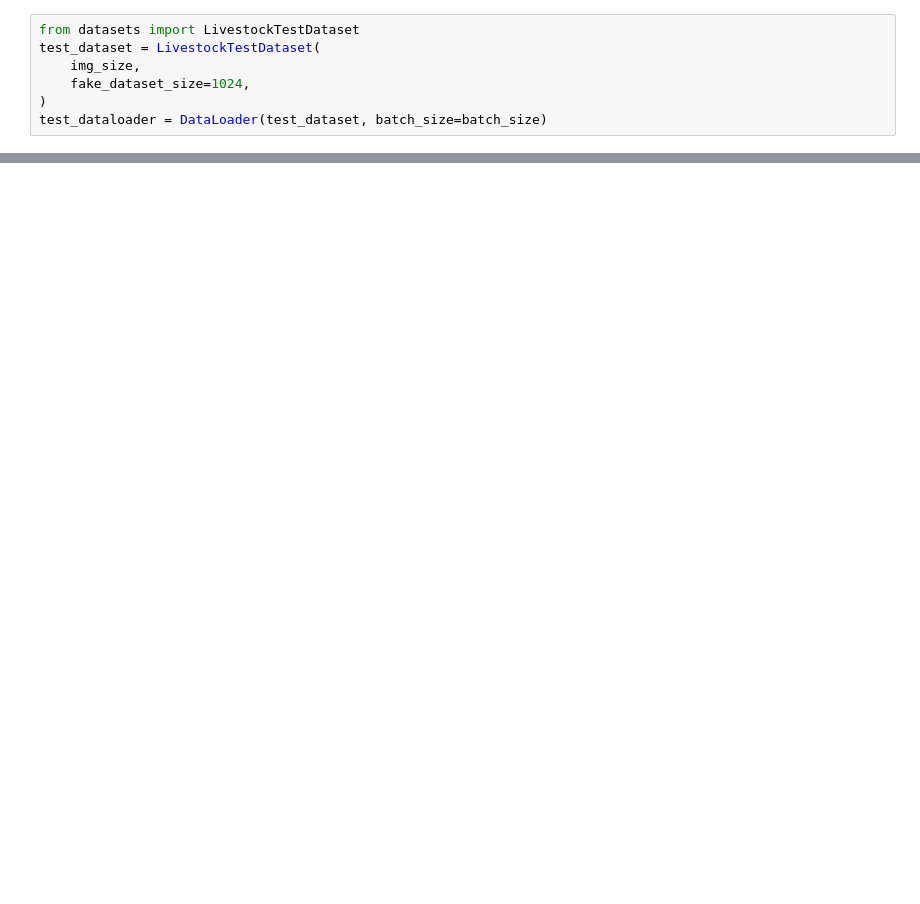
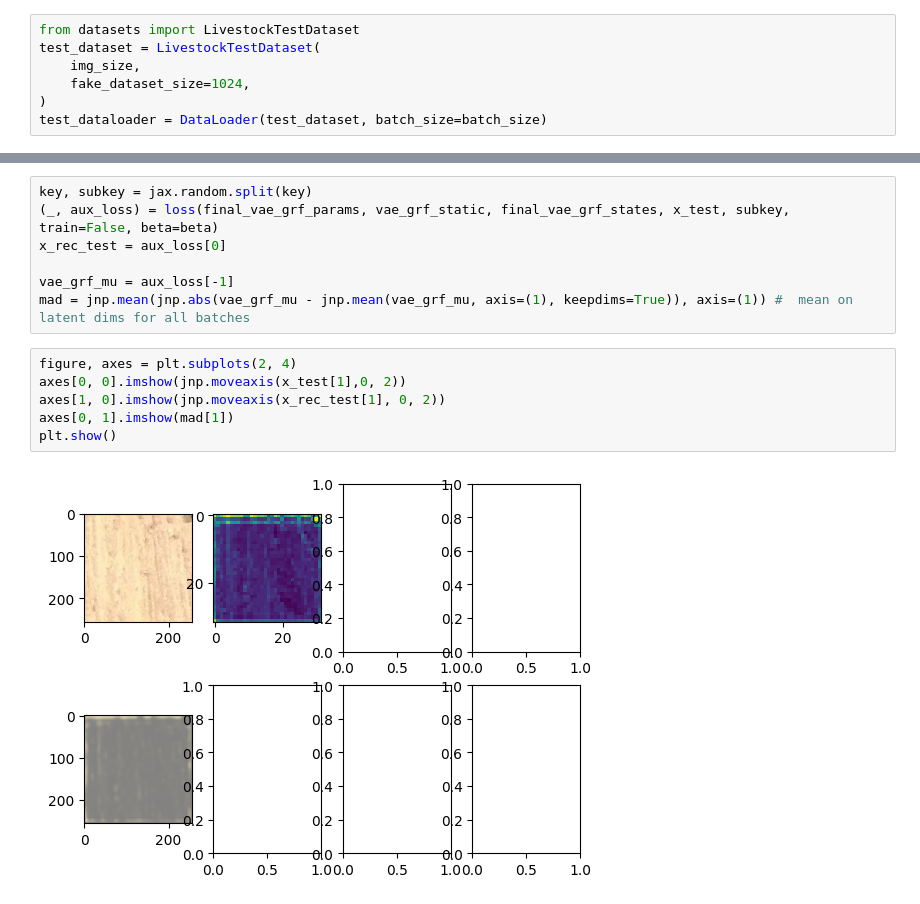
Before and after one commit to HGangloff/vae_grf, a Jupyter notebook: Untitled.ipynb, the cells around one changed output, grey strips where cells are left out. Drawn from its saved outputs; the diff is of its cells as text; blank space fills up the shorter version.

```diff
--- a/Untitled.ipynb
+++ b/Untitled.ipynb
@@ -221,0 +249,15 @@ vae_grf.minus_kld(jnp.ones((256, 32, 32)), jnp.ones((256, 32, 32)))
+# %%
+key, subkey = jax.random.split(key)
+(_, aux_loss) = loss(final_vae_grf_params, vae_grf_static, final_vae_grf_states, x_test, subkey, train=False, beta=beta)
+x_rec_test = aux_loss[0]
+
+vae_grf_mu = aux_loss[-1]
+mad = jnp.mean(jnp.abs(vae_grf_mu - jnp.mean(vae_grf_mu, axis=(1), keepdims=True)), axis=(1)) #  mean on latent dims for all batches
+# %%
+figure, axes = plt.subplots(2, 4)
+axes[0, 0].imshow(jnp.moveaxis(x_test[1],0, 2))
+axes[1, 0].imshow(jnp.moveaxis(x_rec_test[1], 0, 2))
+axes[0, 1].imshow(mad[1])
+plt.show()
+# %% [output]
+[figure, added]
```
Also changed, not shown: parts of 20 cells of this notebook, 1 other file.
